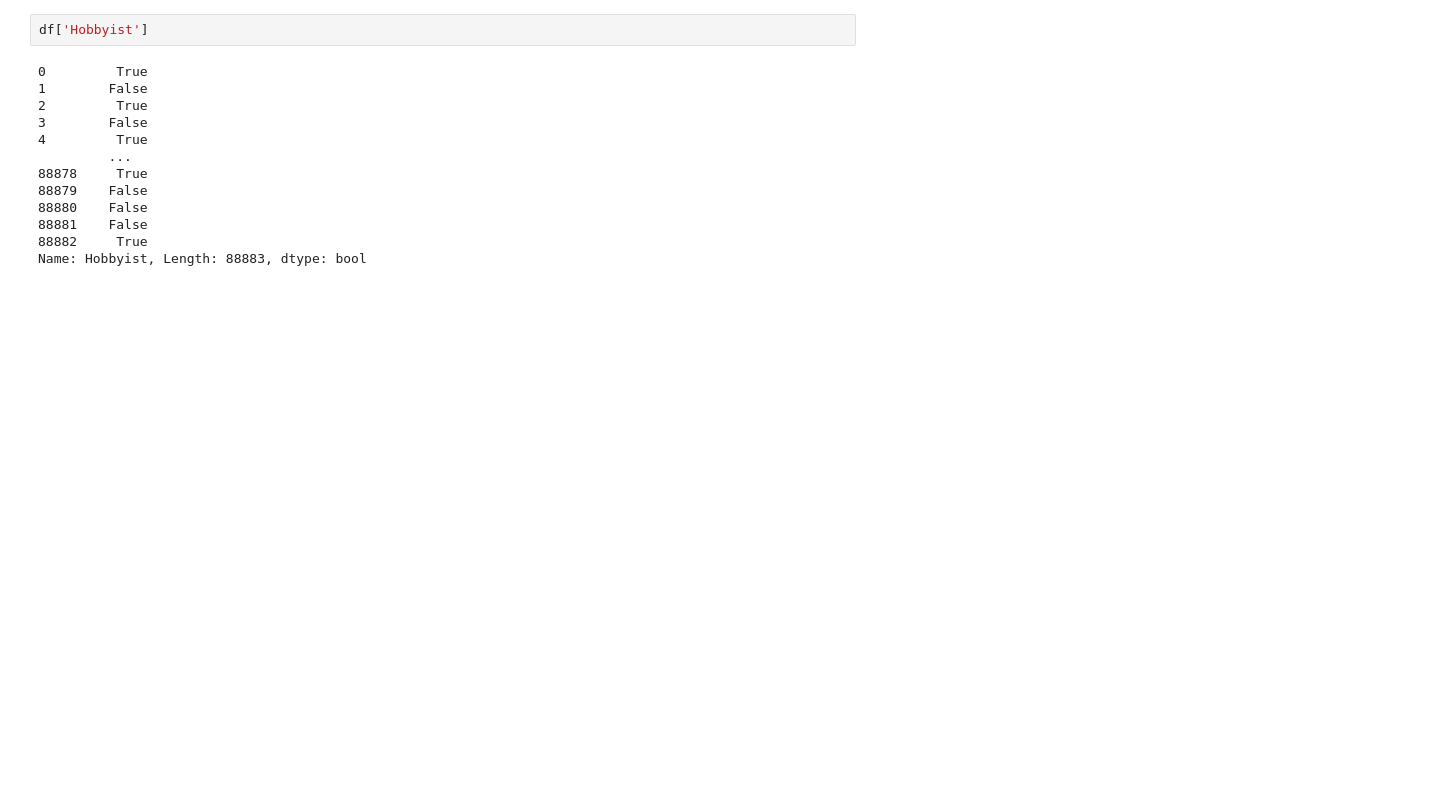
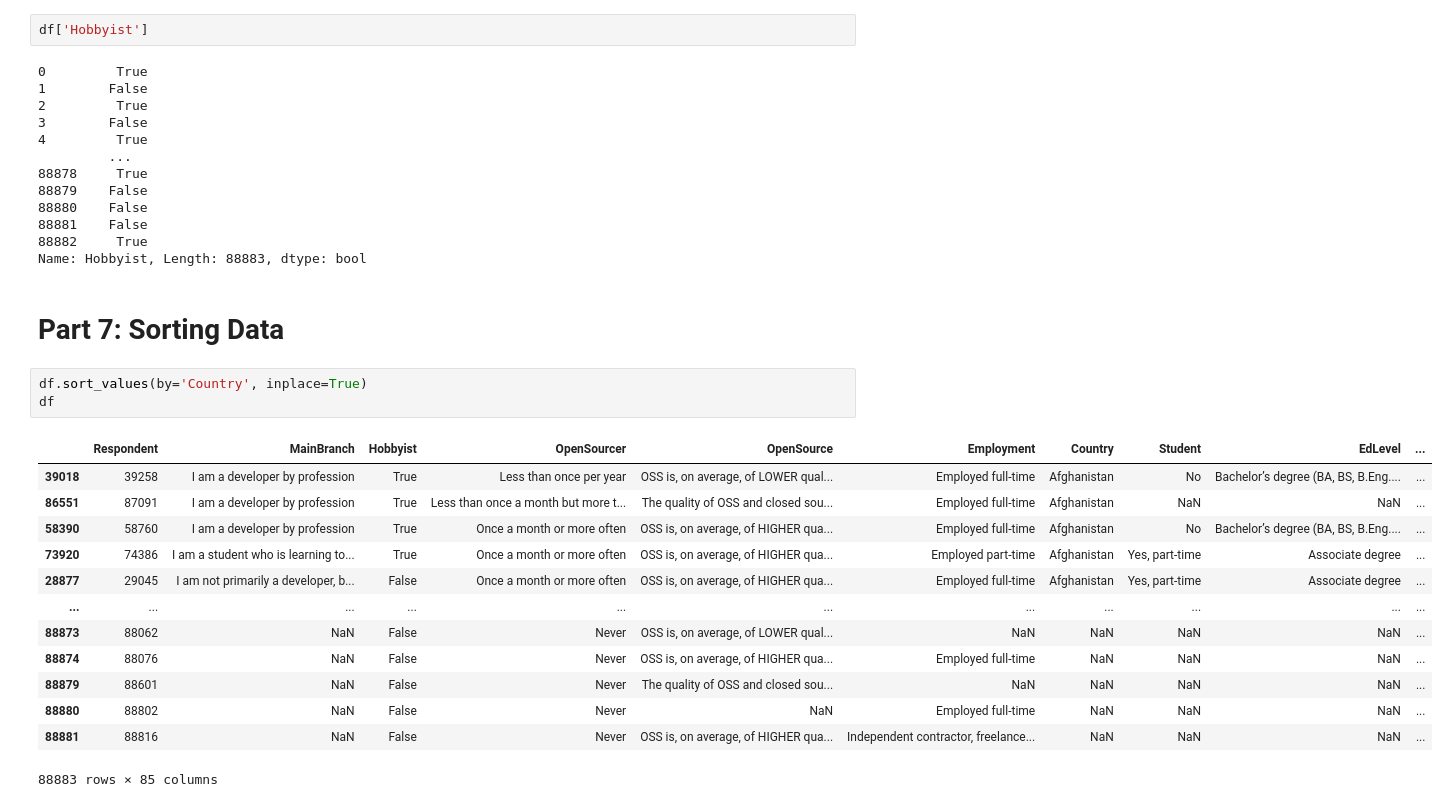
Before and after one commit to guamoshtli/Pandas, a Jupyter notebook: CoreySchafer.ipynb, the cells around one changed output. Drawn from its saved outputs; the diff is of its cells as text; blank space fills up the shorter version.

Commit message:
Part 7: Sorting Data

```diff
--- a/CoreySchafer.ipynb
+++ b/CoreySchafer.ipynb
@@ -340,3 +340,22 @@ df['Hobbyist']
 88881    False
 88882     True
 Name: Hobbyist, Length: 88883, dtype: bool
+# %% [markdown]
+# Part 7: Sorting Data
+# %%
+df.sort_values(by='Country', inplace=True)
+df
+# %% [output]
+|  | Respondent | MainBranch | Hobbyist | OpenSourcer | OpenSource | Employment | Country | Student | EdLevel | ... |
+| 39018 | 39258 | I am a developer by profession | True | Less than once per year | OSS is, on average, of LOWER qual... | Employed full-time | Afghanistan | No | Bachelor’s degree (BA, BS, B.Eng.... | ... |
+| 86551 | 87091 | I am a developer by profession | True | Less than once a month but more t... | The quality of OSS and closed sou... | Employed full-time | Afghanistan | NaN | NaN | ... |
+| 58390 | 58760 | I am a developer by profession | True | Once a month or more often | OSS is, on average, of HIGHER qua... | Employed full-time | Afghanistan | No | Bachelor’s degree (BA, BS, B.Eng.... | ... |
+| 73920 | 74386 | I am a student who is learning to... | True | Once a month or more often | OSS is, on average, of HIGHER qua... | Employed part-time | Afghanistan | Yes, part-time | Associate degree | ... |
+| 28877 | 29045 | I am not primarily a developer, b... | False | Once a month or more often | OSS is, on average, of HIGHER qua... | Employed full-time | Afghanistan | Yes, part-time | Associate degree | ... |
+| ... | ... | ... | ... | ... | ... | ... | ... | ... | ... | ... |
+| 88873 | 88062 | NaN | False | Never | OSS is, on average, of LOWER qual... | NaN | NaN | NaN | NaN | ... |
+| 88874 | 88076 | NaN | False | Never | OSS is, on average, of HIGHER qua... | Employed full-time | NaN | NaN | NaN | ... |
+| 88879 | 88601 | NaN | False | Never | The quality of OSS and closed sou... | NaN | NaN | NaN | NaN | ... |
+| 88880 | 88802 | NaN | False | Never | NaN | Employed full-time | NaN | NaN | NaN | ... |
+| 88881 | 88816 | NaN | False | Never | OSS is, on average, of HIGHER qua... | Independent contractor, freelance... | NaN | NaN | NaN | ... |
+88883 rows × 85 columns
```
Also changed, not shown: parts of 5 cells of this notebook, 1 other file.
